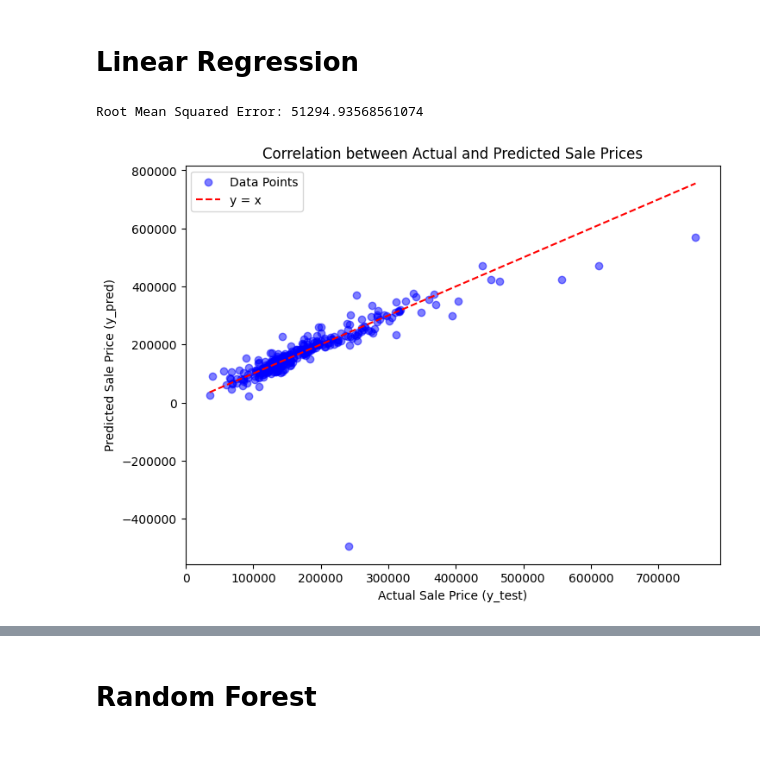
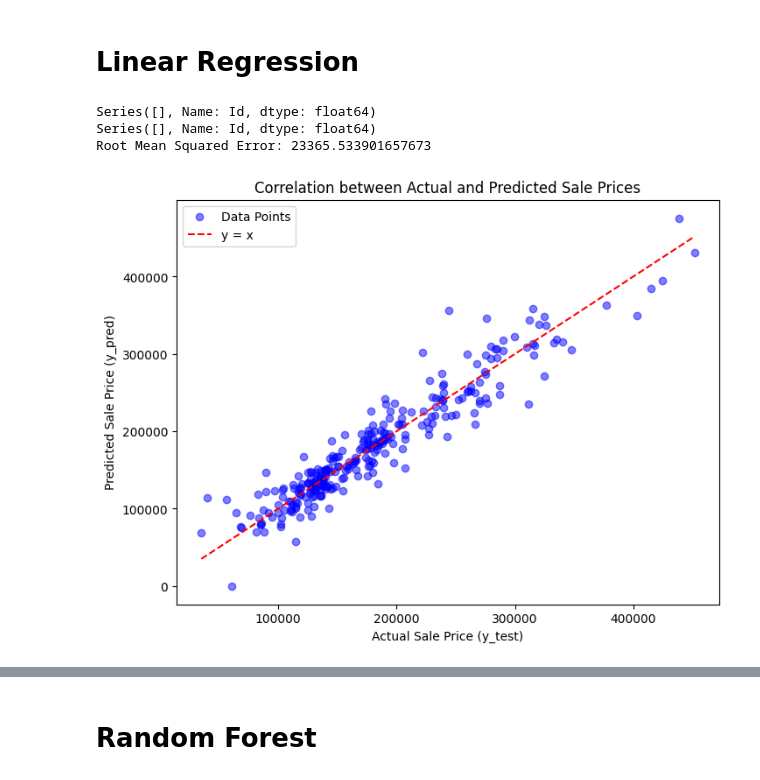
Before and after one commit to hakonsonstebo/HPP, a Jupyter notebook: Iteration1_2.ipynb, the cells around one changed output, grey strips where cells are left out. Saved outputs shown, nothing was run; the diff lists cells and outputs as text; code cells hidden in the pictures; blank space fills up the shorter version.

```diff
--- a/Iteration1_2.ipynb
+++ b/Iteration1_2.ipynb
@@ -18,7 +18,7 @@ train_df = pd.read_csv("train.csv")
 np.random.seed(0)
 
 #Delete ID column
-train_df.drop(['Id'], axis=1, inplace=True)
+# train_df.drop(['Id'], axis=1, inplace=True)
 # %% [markdown]
 ## Filling missing values in the train data
 # %%
@@ -112,44 +112,71 @@ from sklearn.model_selection import train_test_split
 X_train= HPP_data_Train.drop(['SalePrice'],axis=1)
 y_train= HPP_data_Train['SalePrice']
 
-# Initialize the Linear Regression model
-liner_regression_model = LinearRegression()
-# Fit the liner_regression_model to your training data
-liner_regression_model.fit(X_train, y_train)
-# Make predictions on the test data
-y_pred = liner_regression_model.predict(HPP_data_Test)
+# # Todo: Delete row 271 from X_train
+X_train = X_train.drop(271)
+y_train = y_train.drop(271)
+X_train = X_train.drop(523)
+y_train = y_train.drop(523)
+
+
+# Add new columns for the polynomial features
+X_train["Square_BsmtFinSF1"] = X_train["BsmtFinSF1"] ** 2
+X_train["Square_TotalBsmtSF"] = X_train["TotalBsmtSF"] ** 2
+X_train["Square_YearBuilt"] = X_train["YearBuilt"] ** 2
 
 
 # Split your data into training and testing sets
 X_train, X_test, y_train, y_test = train_test_split(X_train, y_train, test_size=0.2, random_state=42)
 
 # Fit the liner_regression_model to the training data
+liner_regression_model = LinearRegression()
 liner_regression_model.fit(X_train, y_train)
 
 # Make predictions on the test data
 y_pred = liner_regression_model.predict(X_test)
+
+# # Create a DataFrame with "Id" and "y_pred" values
+outlier_df = pd.DataFrame({'Id': X_test['Id'], 'y_pred': y_pred})
+# Filter the rows with negative predicted values
+outlier_df = outlier_df[outlier_df['y_pred'] < 0]
+# Print the DataFrame
+print(outlier_df["Id"])
+
+# # Create a DataFrame with "Id" and "y_pred" values
+outlier_df = pd.DataFrame({'Id': X_test['Id'], 'y_pred': y_pred})
+# Filter the rows with negative predicted values
+outlier_df = outlier_df[outlier_df['y_pred'] > 500000]
+# Print the DataFrame
+print(outlier_df["Id"])
+
+# Remove outlier rows where predicted values are negative
+# outlier_indices = y_pred < 0
+# X_test = X_test[~outlier_indices]
+# y_test = y_test[~outlier_indices]
+# y_pred = y_pred[~outlier_indices]
 
 # Calculate the Mean Squared Error (MSE) to evaluate the liner_regression_model's performance
 mse = mean_squared_error(y_test, y_pred)
 
 # Calculate the Root Mean Squared Error (RMSE) by taking the square root of MSE
 import math
 rmse = math.sqrt(mse)
 
 # Print the RMSE
 print("Root Mean Squared Error:", rmse)
 
 
-
 # Create a scatter plot to visualize the correlation
 plt.figure(figsize=(8, 6))
 plt.scatter(y_test, y_pred, c='blue', alpha=0.5, label='Data Points')
 plt.plot([min(y_test), max(y_test)], [min(y_test), max(y_test)], color='red', linestyle='--', label='y = x')
 plt.xlabel("Actual Sale Price (y_test)")
 plt.ylabel("Predicted Sale Price (y_pred)")
 plt.title("Correlation between Actual and Predicted Sale Prices")
 plt.legend()
 plt.show()
 # %% [output]
-Root Mean Squared Error: 51294.93568561074
+Series([], Name: Id, dtype: float64)
+Series([], Name: Id, dtype: float64)
+Root Mean Squared Error: 23365.533901657673
-[figure, old version]
+[figure, new version]
```
Also changed, not shown: parts of 5 cells of this notebook, 3 other files.
